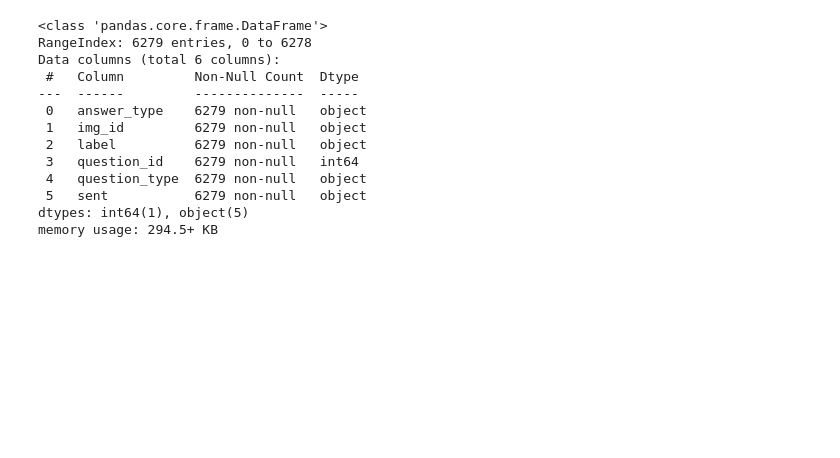
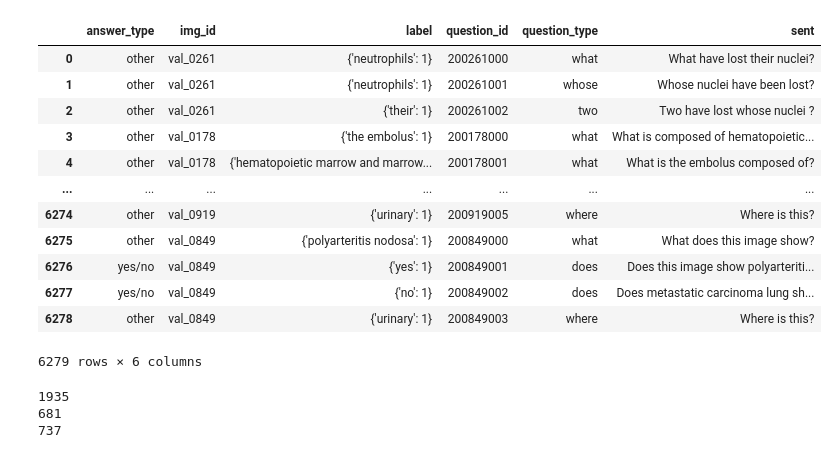
Before and after one commit to MohammadYs77/Explainable-Diabetic-Retinopathy-Detection-and-Retinal-Image-Generation, a Jupyter notebook: Code.ipynb, the cells around one changed output. Drawn from its saved outputs; the diff is of its cells as text; code cells hidden in the pictures; blank space fills up the shorter version.

```diff
--- a/Code.ipynb
+++ b/Code.ipynb
@@ -53,16 +92,16 @@ memory usage: 317.0+ KB
 # %%
-val_vqa_df.info()
+val_vqa_df
 # %% [output]
+|  | answer_type | img_id | label | question_id | question_type | sent |
+| 0 | other | val_0261 | {'neutrophils': 1} | 200261000 | what | What have lost their nuclei? |
+| 1 | other | val_0261 | {'neutrophils': 1} | 200261001 | whose | Whose nuclei have been lost? |
+| 2 | other | val_0261 | {'their': 1} | 200261002 | two | Two have lost whose nuclei ? |
+| 3 | other | val_0178 | {'the embolus': 1} | 200178000 | what | What is composed of hematopoietic... |
+| 4 | other | val_0178 | {'hematopoietic marrow and marrow... | 200178001 | what | What is the embolus composed of? |
+| ... | ... | ... | ... | ... | ... | ... |
+| 6274 | other | val_0919 | {'urinary': 1} | 200919005 | where | Where is this? |
+| 6275 | other | val_0849 | {'polyarteritis nodosa': 1} | 200849000 | what | What does this image show? |
+| 6276 | yes/no | val_0849 | {'yes': 1} | 200849001 | does | Does this image show polyarteriti... |
+| 6277 | yes/no | val_0849 | {'no': 1} | 200849002 | does | Does metastatic carcinoma lung sh... |
+| 6278 | other | val_0849 | {'urinary': 1} | 200849003 | where | Where is this? |
-<class 'pandas.core.frame.DataFrame'>
-RangeIndex: 6279 entries, 0 to 6278
-Data columns (total 6 columns):
- #   Column         Non-Null Count  Dtype
----  ------         --------------  -----
- 0   answer_type    6279 non-null   object
- 1   img_id         6279 non-null   object
- 2   label          6279 non-null   object
- 3   question_id    6279 non-null   int64
- 4   question_type  6279 non-null   object
- 5   sent           6279 non-null   object
-dtypes: int64(1), object(5)
-memory usage: 294.5+ KB
+6279 rows × 6 columns
@@ -68,0 +116,8 @@ memory usage: 294.5+ KB
+# %%
+print(len(set(tr_a)))
+print(len(set(val_a)))
+print(len(set(ts_a)))
+# %% [output]
+1935
+681
+737
```
Also changed, not shown: parts of 26 cells of this notebook.
